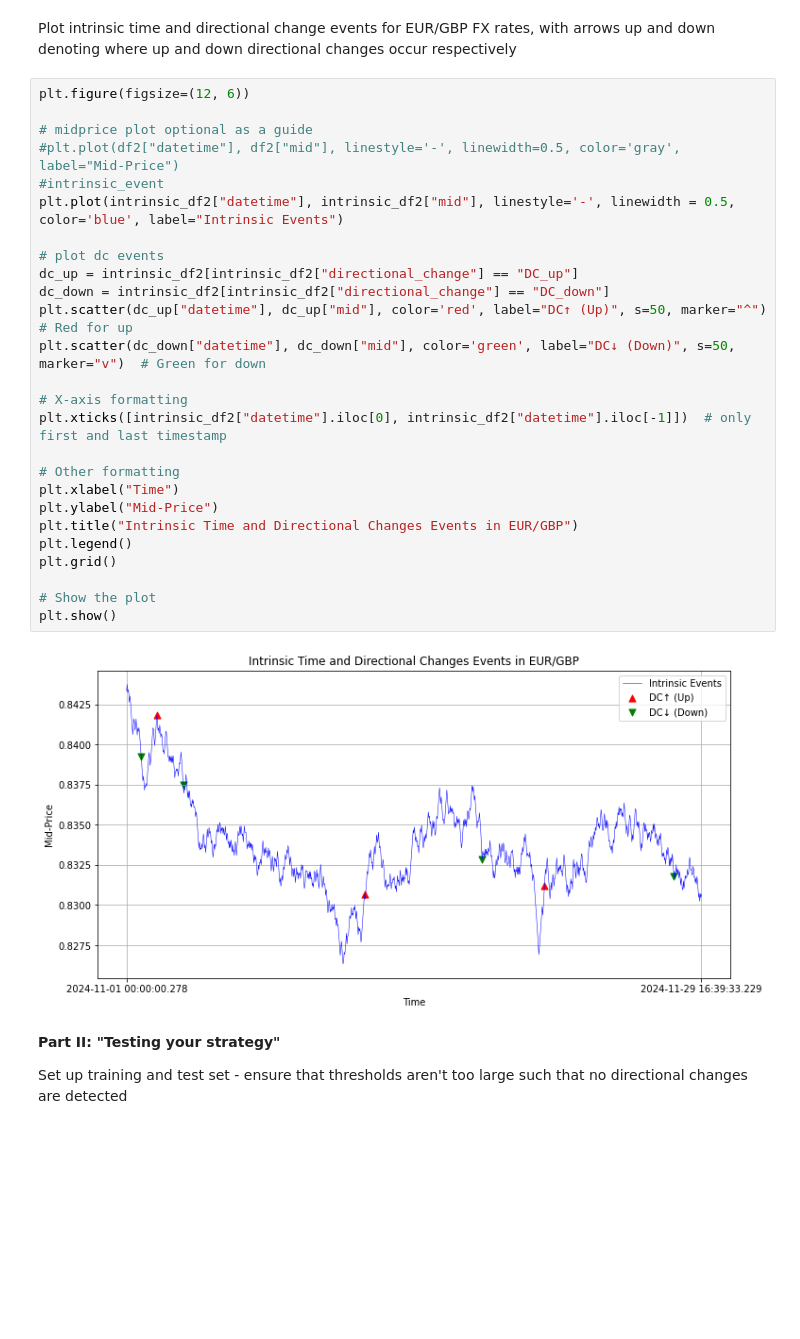
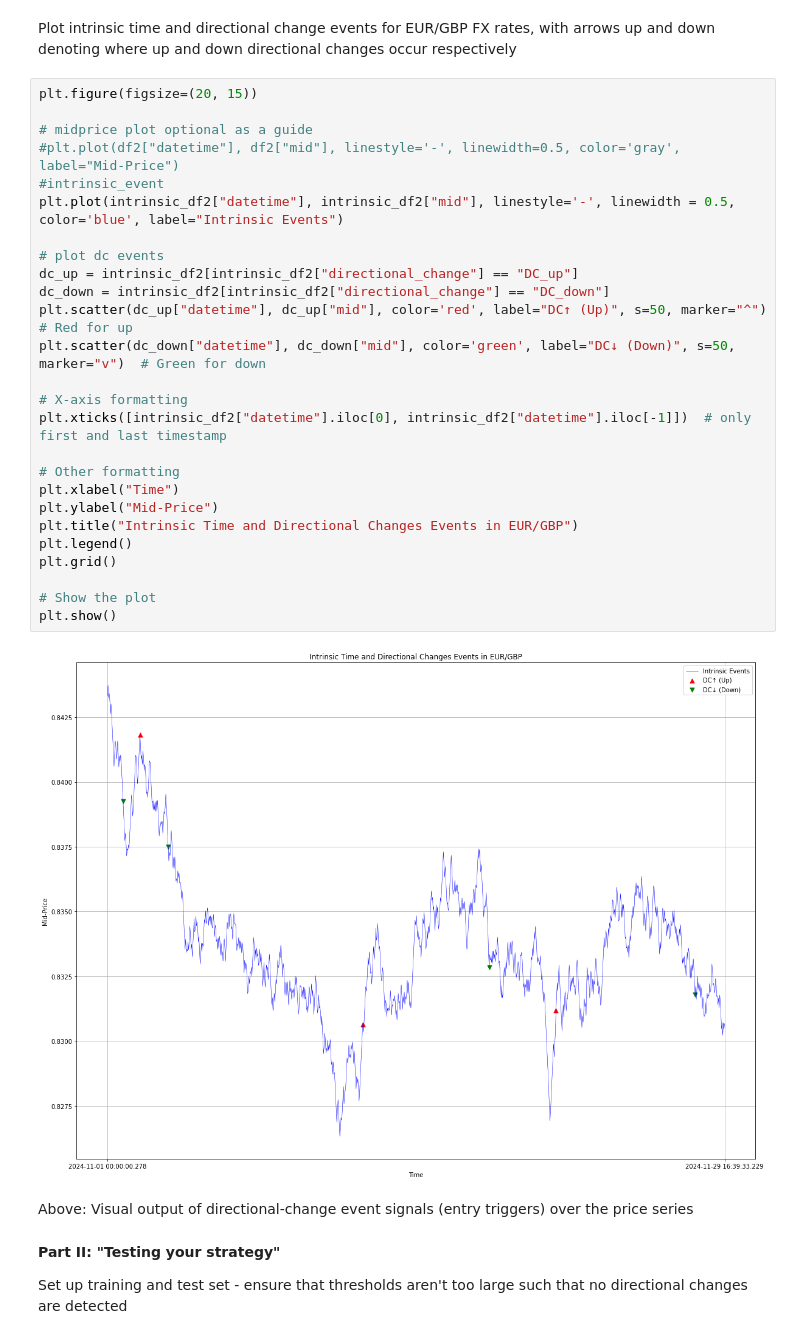
Before and after one commit to PranavKhera0211/HFFCoursework2, a Jupyter notebook: fx_trading_strategy2.ipynb, the cells around one changed output. Drawn from its saved outputs; the diff is of its cells as text; blank space fills up the shorter version.

```diff
--- a/fx_trading_strategy2.ipynb
+++ b/fx_trading_strategy2.ipynb
@@ -298,33 +301,35 @@ plt.show()
 # %% [markdown]
 Plot intrinsic time and directional change events for EUR/GBP FX rates, with arrows up and down denoting where up and down directional changes occur respectively
 # %%
-plt.figure(figsize=(12, 6))
+plt.figure(figsize=(20, 15))
 
 # midprice plot optional as a guide
 #plt.plot(df2["datetime"], df2["mid"], linestyle='-', linewidth=0.5, color='gray', label="Mid-Price")
 #intrinsic_event
 plt.plot(intrinsic_df2["datetime"], intrinsic_df2["mid"], linestyle='-', linewidth = 0.5, color='blue', label="Intrinsic Events")
 
 # plot dc events
 dc_up = intrinsic_df2[intrinsic_df2["directional_change"] == "DC_up"]
 dc_down = intrinsic_df2[intrinsic_df2["directional_change"] == "DC_down"]
 plt.scatter(dc_up["datetime"], dc_up["mid"], color='red', label="DC↑ (Up)", s=50, marker="^")  # Red for up
 plt.scatter(dc_down["datetime"], dc_down["mid"], color='green', label="DC↓ (Down)", s=50, marker="v")  # Green for down
 
 # X-axis formatting
 plt.xticks([intrinsic_df2["datetime"].iloc[0], intrinsic_df2["datetime"].iloc[-1]])  # only first and last timestamp
 
 # Other formatting
 plt.xlabel("Time")
 plt.ylabel("Mid-Price")
 plt.title("Intrinsic Time and Directional Changes Events in EUR/GBP")
 plt.legend()
 plt.grid()
 
 # Show the plot
 plt.show()
 # %% [output]
-[figure, old version]
+[figure, new version]
+# %% [markdown]
+Above: Visual output of directional-change event signals (entry triggers) over the price series
 # %% [markdown]
 **Part II: "Testing your strategy"**
 
```
Also changed, not shown: parts of 11 cells of this notebook, 3 other files.
